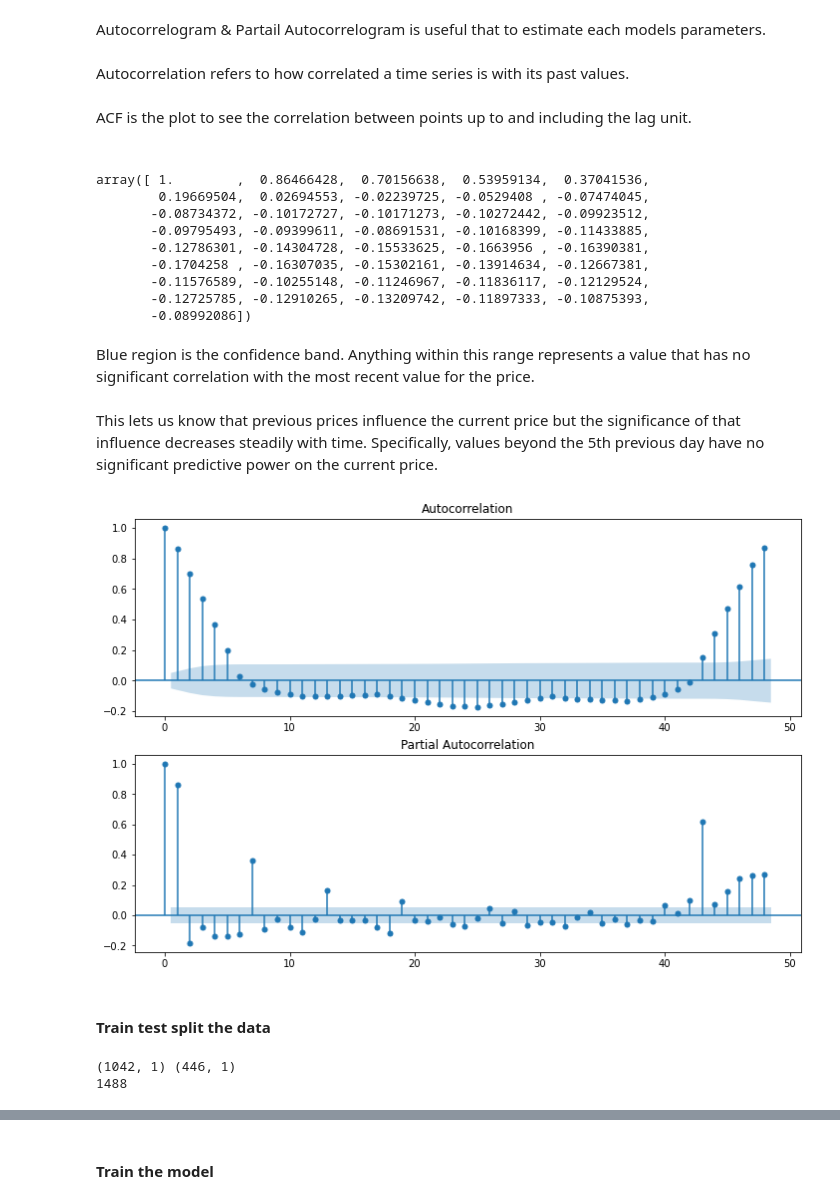
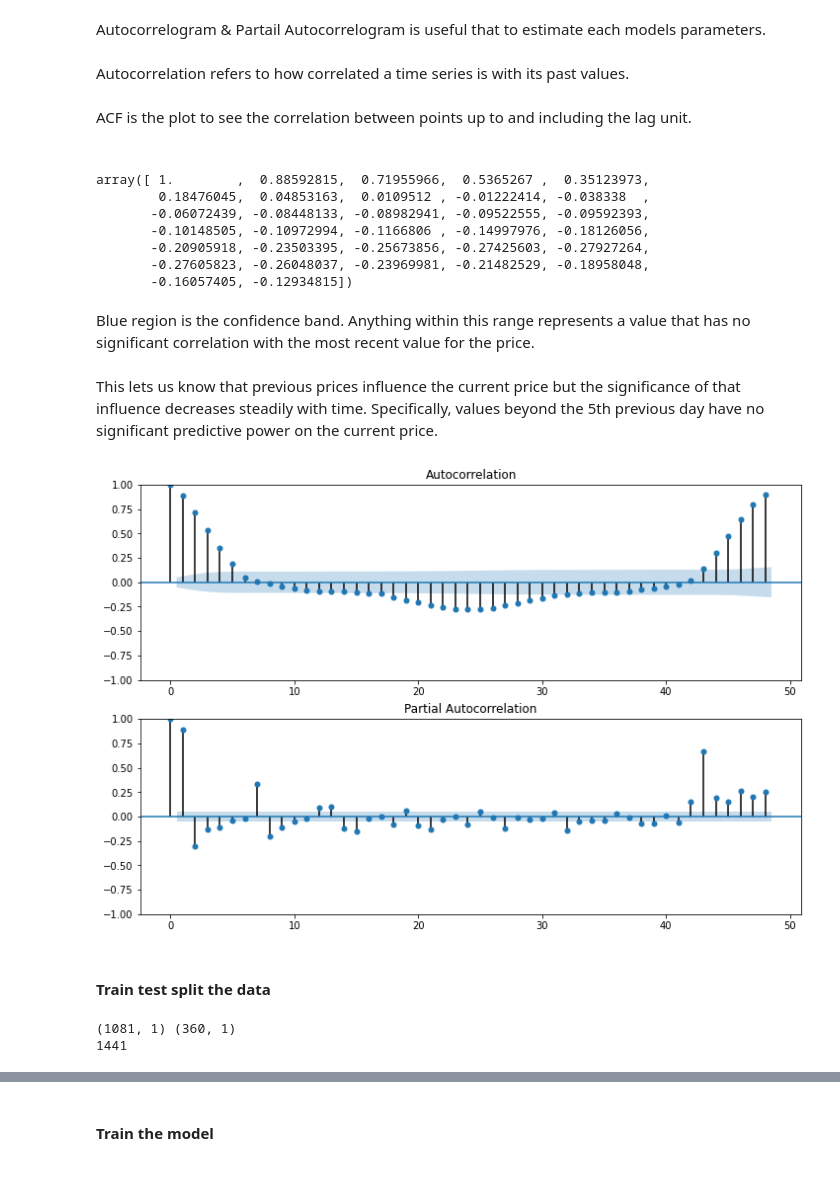
Before and after one commit to Henchen99/BEng-Project, a Jupyter notebook: Time_series_forecasting/Redo_TOU_predict_1_month_march_2020.ipynb, the cells around one changed output, grey strips where cells are left out. Drawn from its saved outputs; the diff is of its cells as text; code cells hidden in the pictures; blank space fills up the shorter version.

```diff
--- a/Time_series_forecasting/Redo_TOU_predict_1_month_march_2020.ipynb
+++ b/Time_series_forecasting/Redo_TOU_predict_1_month_march_2020.ipynb
@@ -42,12 +74,17 @@ from pmdarima import auto_arima
 # %% [markdown]
 ### Import data
 # %%
-data = pd.read_csv('march_2020_training.csv', index_col = 'date', parse_dates=True)
+usecol=['date','price']
+# data = pd.read_csv('/content/drive/MyDrive/forecasting/march_2020_training.csv', index_col = 'date', usecols=usecol, parse_dates=True)
+data = pd.read_csv('/content/drive/MyDrive/forecasting/TOU-November-2018.csv', index_col = 'date', usecols=usecol, parse_dates=True,dayfirst=True)
+#data = pd.read_csv('/content/drive/MyDrive/forecasting/TOU-October-2019_presentation.csv', index_col = 'date', usecols=usecol, parse_dates=True,dayfirst=True)
 #data = pd.read_csv('october_2018_training.csv', index_col = 'date', parse_dates=True)
 #data = pd.read_csv('csv_agile_C_London.csv', index_col = 'date', parse_dates=True)
-#dataHist = pd.read_csv('march_2020_training.csv', parse_dates=True)
+#data = pd.read_csv('TOU-November-2018.csv', index_col = 'date', parse_dates=True,dayfirst=True)
+
 # parse dates = True allows pandas to know that it is dealing with dates
-data.index.freq = '30t'
+#data.index.freq = '30t'
+#data.index = data.index.to_period('30t')
 print(data.index.dtype)
 print(data.shape)
 # %% [output]
@@ -189,0 +283,4 @@ This gives us a visual representation of the dataset. We can see that the rollin
+# %%
+avg = Average()
+avg.fit(data)
+print(avg.fit(data))
@@ -189,0 +341,6 @@ This gives us a visual representation of the dataset. We can see that the rollin
+# %%
+nf1 = Naive1()
+nf1.fit(data)
+nf1_preds = nf1.predict(horizon = 10)
+
+# nf1_preds   #shows last value in time series
@@ -255,35 +542,33 @@ ACF is the plot to see the correlation between points up to and including the la
 acf_values = acf(data['price'])
 acf_values
 # %% [output]
-array([ 1.        ,  0.86466428,  0.70156638,  0.53959134,  0.37041536,
-        0.19669504,  0.02694553, -0.02239725, -0.0529408 , -0.07474045,
-       -0.08734372, -0.10172727, -0.10171273, -0.10272442, -0.09923512,
-       -0.09795493, -0.09399611, -0.08691531, -0.10168399, -0.11433885,
-       -0.12786301, -0.14304728, -0.15533625, -0.1663956 , -0.16390381,
-       -0.1704258 , -0.16307035, -0.15302161, -0.13914634, -0.12667381,
-       -0.11576589, -0.10255148, -0.11246967, -0.11836117, -0.12129524,
-       -0.12725785, -0.12910265, -0.13209742, -0.11897333, -0.10875393,
-       -0.08992086])
+array([ 1.        ,  0.88592815,  0.71955966,  0.5365267 ,  0.35123973,
+        0.18476045,  0.04853163,  0.0109512 , -0.01222414, -0.038338  ,
+       -0.06072439, -0.08448133, -0.08982941, -0.09522555, -0.09592393,
+       -0.10148505, -0.10972994, -0.1166806 , -0.14997976, -0.18126056,
+       -0.20905918, -0.23503395, -0.25673856, -0.27425603, -0.27927264,
+       -0.27605823, -0.26048037, -0.23969981, -0.21482529, -0.18958048,
+       -0.16057405, -0.12934815])
 # %% [markdown]
 Blue region is the confidence band. Anything within this range represents a value that has no significant correlation with the most recent value for the price. <br><br>
 This lets us know that previous prices influence the current price but the significance of that influence decreases steadily with time. Specifically, values beyond the 5th previous day have no significant predictive power on the current price.
 # %%
 fig = plt.figure(figsize=(12,8))
 ax1 = fig.add_subplot(211)
-fig = sm.graphics.tsa.plot_acf(data['price'], lags=48, ax=ax1) #
+fig = smapi.graphics.tsa.plot_acf(data['price'], lags=48, ax=ax1) #
 ax2 = fig.add_subplot(212)
-fig = sm.graphics.tsa.plot_pacf(data['price'], lags=48, ax=ax2)# , lags=40
+fig = smapi.graphics.tsa.plot_pacf(data['price'], lags=48, ax=ax2)# , lags=40
 # %% [output]
-[figure, old version]
+[figure, new version]
 # %% [markdown]
 #### Train test split the data
 # %%
 data_length = data.shape[0]
-split70 = round(data_length*0.7)
+split70 = round(data_length*0.75)
 train = data.iloc[:split70]
 test = data.iloc[split70:]
 print(train.shape, test.shape)
 print(data_length)
 # %% [output]
-(1042, 1) (446, 1)
-1488
+(1081, 1) (360, 1)
+1441
```
Also changed, not shown: parts of 138 cells of this notebook.
